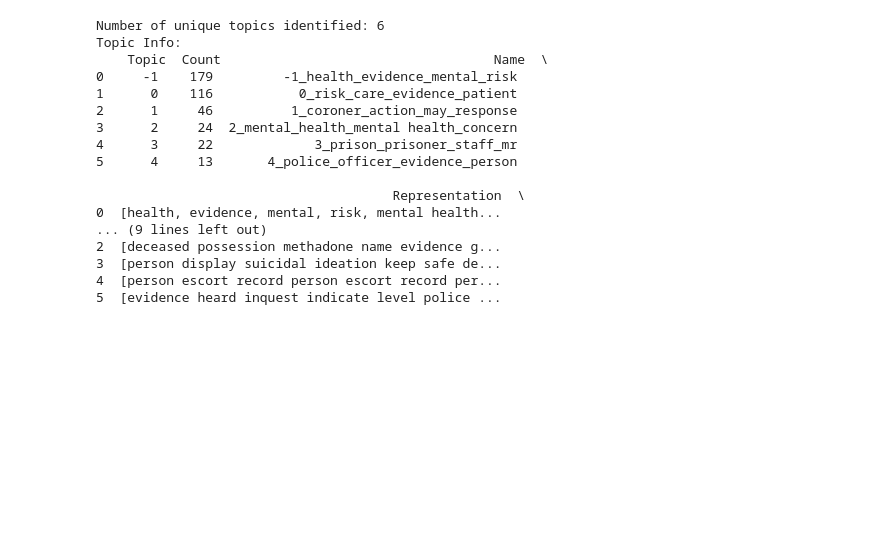
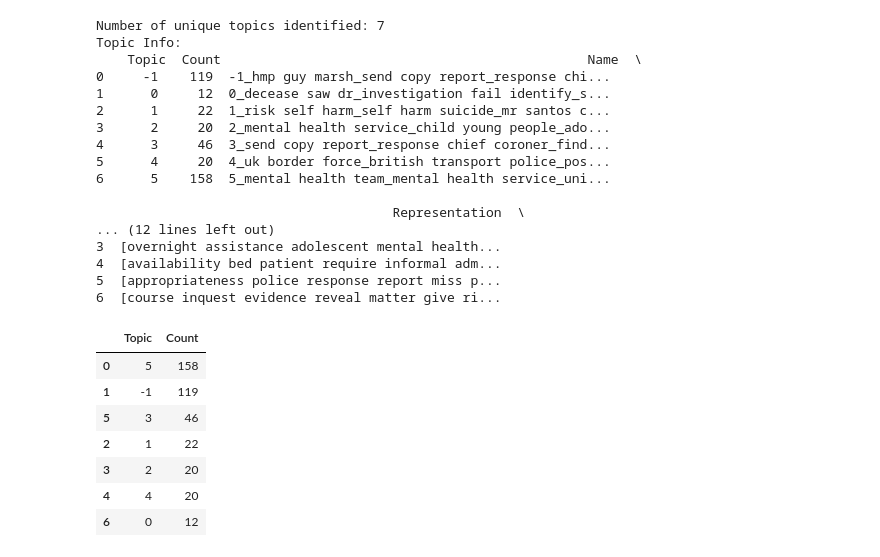
Before and after one commit to Samuel-Osian-Andrews/PFD_NLP, a Jupyter notebook: Scripts/TopicModelling.ipynb, the cells around one changed output. Cells and saved outputs as stored; diff of their text form; code cells hidden in the pictures; blank space fills up the shorter version.

```diff
--- a/Scripts/TopicModelling.ipynb
+++ b/Scripts/TopicModelling.ipynb
@@ -41,48 +49,61 @@ data
 # %%
 from bertopic import BERTopic
 from umap import UMAP
 from sklearn.feature_extraction.text import CountVectorizer
 
 # Create a list of report contents
 reports = data['ProcessedContent'].tolist()
 
 # Initialise the vectorizer
-vectorizer_model = CountVectorizer(ngram_range = (1, 3))
+# ...We set ngram_range to (3, 3) to extract 3-word phrases only (trigrams)
+# ...Change to (1, 2) to extract single words (unigrams) and 2-word phrases (bigrams), for example.
+vectorizer_model = CountVectorizer(ngram_range = (3, 3))
 
-# Generate a bigram topic model with 12 top terms
-bertopic_model = BERTopic(top_n_words = 12,
-                          n_gram_range = (1, 3),
-                          #nr_topics = 10, # ...commented out to allow the model to determine the number of topics
+# Generate a topic model with 10 top terms
+bertopic_model = BERTopic(top_n_words = 10,
+                          n_gram_range = (3, 3),
+                          nr_topics = 10,
                           vectorizer_model = vectorizer_model,
                           umap_model = UMAP(random_state = 230624))
 
 # Fit the model to data
 topics, probabilities = bertopic_model.fit_transform(reports)
 
 # Find unique topics
 unique_topics = set(topics)
 num_unique_topics = len(unique_topics)
 
 print(f"Number of unique topics identified: {num_unique_topics}")
 
 # Get topic information
 topic_info = bertopic_model.get_topic_info()
 print("Topic Info:\n", topic_info)
+
+# Print most frequent topics
+bertopic_model.get_topic_freq().head(10)
 # %% [output]
-Number of unique topics identified: 6
+Number of unique topics identified: 7
 Topic Info:
-    Topic  Count                                   Name  \
-0     -1    179         -1_health_evidence_mental_risk
-1      0    116           0_risk_care_evidence_patient
-2      1     46          1_coroner_action_may_response
-3      2     24  2_mental_health_mental health_concern
-4      3     22             3_prison_prisoner_staff_mr
-5      4     13       4_police_officer_evidence_person
+    Topic  Count                                               Name  \
+0     -1    119  -1_hmp guy marsh_send copy report_response chi...
+1      0     12  0_decease saw dr_investigation fail identify_s...
+2      1     22  1_risk self harm_self harm suicide_mr santos c...
+3      2     20  2_mental health service_child young people_ado...
+4      3     46  3_send copy report_response chief coroner_find...
+5      4     20  4_uk border force_british transport police_pos...
+6      5    158  5_mental health team_mental health service_uni...
 
                                       Representation  \
-0  [health, evidence, mental, risk, mental health...
-... (9 lines left out)
-2  [deceased possession methadone name evidence g...
-3  [person display suicidal ideation keep safe de...
-4  [person escort record person escort record per...
-5  [evidence heard inquest indicate level police ...
+... (12 lines left out)
+3  [overnight assistance adolescent mental health...
+4  [availability bed patient require informal adm...
+5  [appropriateness police response report miss p...
+6  [course inquest evidence reveal matter give ri...
+|  | Topic | Count |
+| 0 | 5 | 158 |
+| 1 | -1 | 119 |
+| 5 | 3 | 46 |
+| 2 | 1 | 22 |
+| 3 | 2 | 20 |
+| 4 | 4 | 20 |
+| 6 | 0 | 12 |
```
Also changed, not shown: parts of 7 cells of this notebook.
